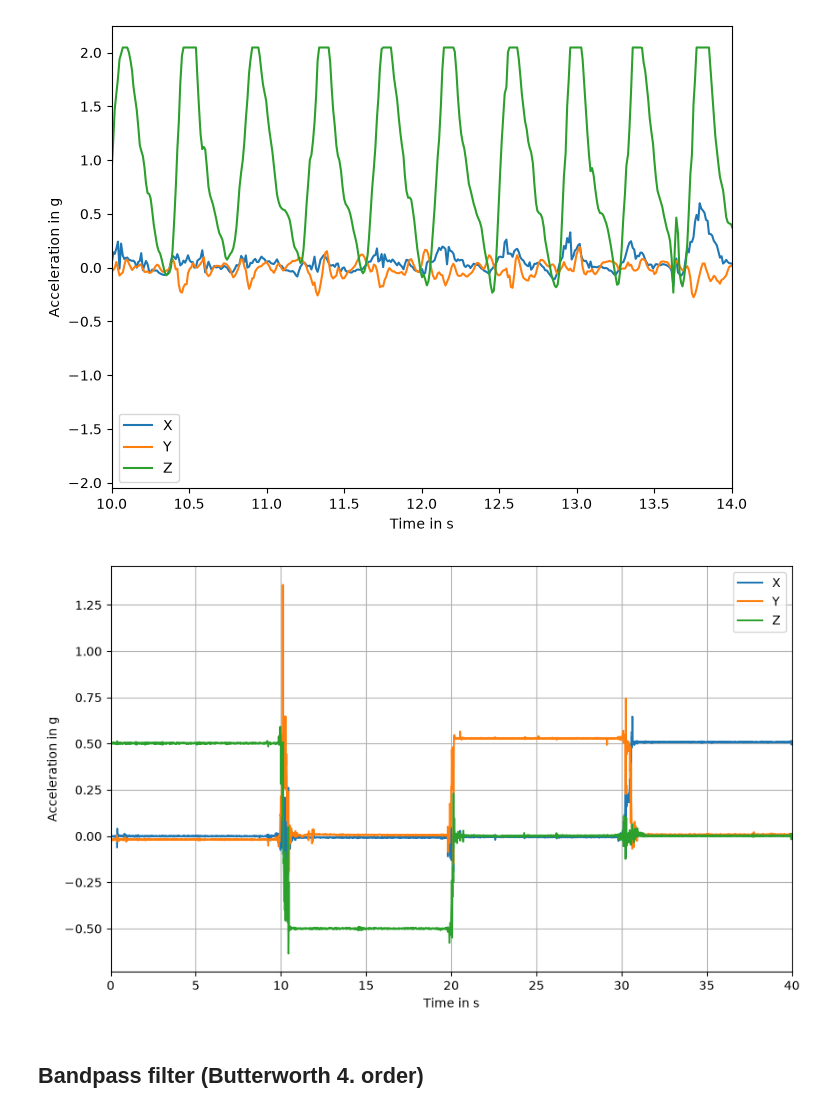
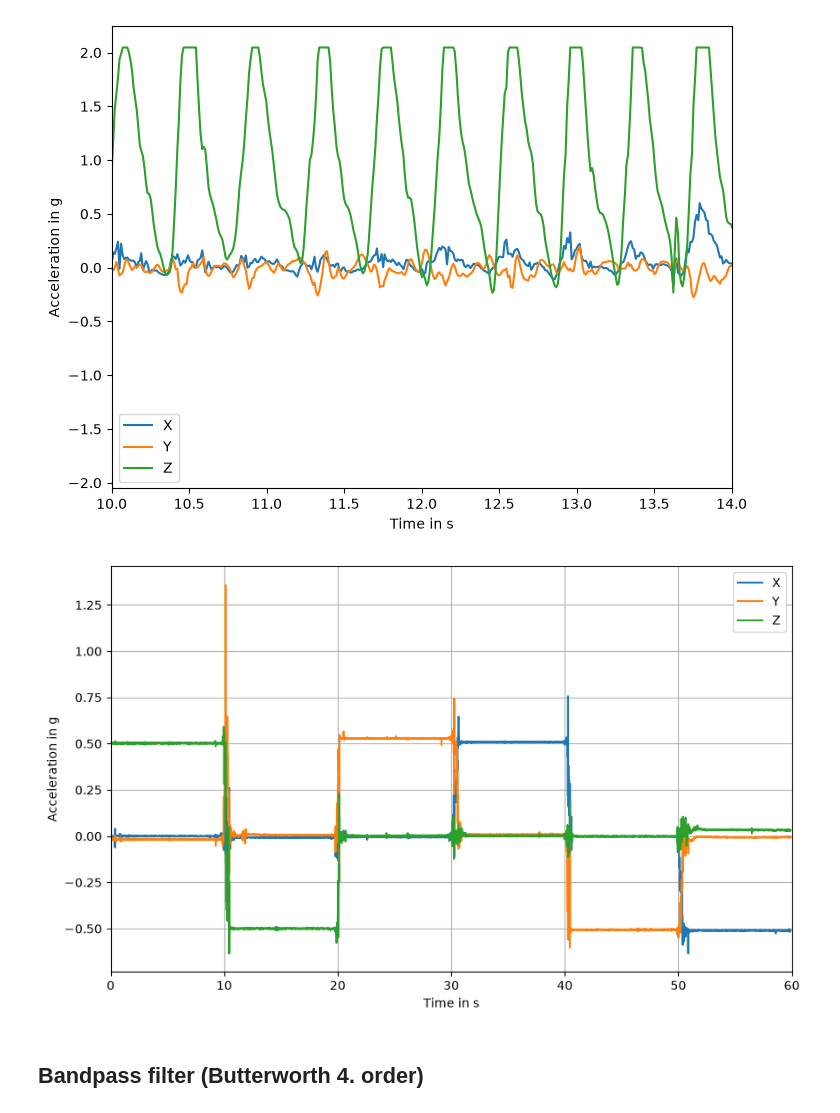
Before and after one commit to P-M16/Labor_Biosignalverarbeitung, a Jupyter notebook: Lab1_Visualisierung_Messdaten.ipynb, the cells around one changed output. Drawn from its saved outputs; the diff is of its cells as text; code cells hidden in the pictures.

```diff
--- a/Lab1_Visualisierung_Messdaten.ipynb
+++ b/Lab1_Visualisierung_Messdaten.ipynb
@@ -78,26 +78,26 @@ df.plot(x='Time', y=['X', 'Y', 'Z'], ylabel='Acceleration in g',
 # %%
 '''AUFGABE_6'''
 
 df6 = pd.read_csv(
     'CSV_Daten/aufgabe6.csv',
     sep='\t',
     header=None,
     names=['X', 'Y', 'Z', 'Time']
 )
 
 #convert time from ms into s and acceleration from mg to g
 df6['Time'] /= 1000
 df6[['X', 'Y', 'Z']] /= 1000
 
 df6.plot(x='Time', y=['X', 'Y', 'Z'],
          ylabel='Acceleration in g',
          xlabel='Time in s', figsize=[10, 6],
-         xlim = (0, 40))
+         xlim = (0, 60))
 
 plt.grid()
 plt.show()
 # %% [output]
-[figure, old version]
+[figure, new version]
 # %% [markdown]
 ## Bandpass filter (Butterworth 4. order)
 # %%
```
Also changed, not shown: parts of 1 cell of this notebook, 1 other file.
